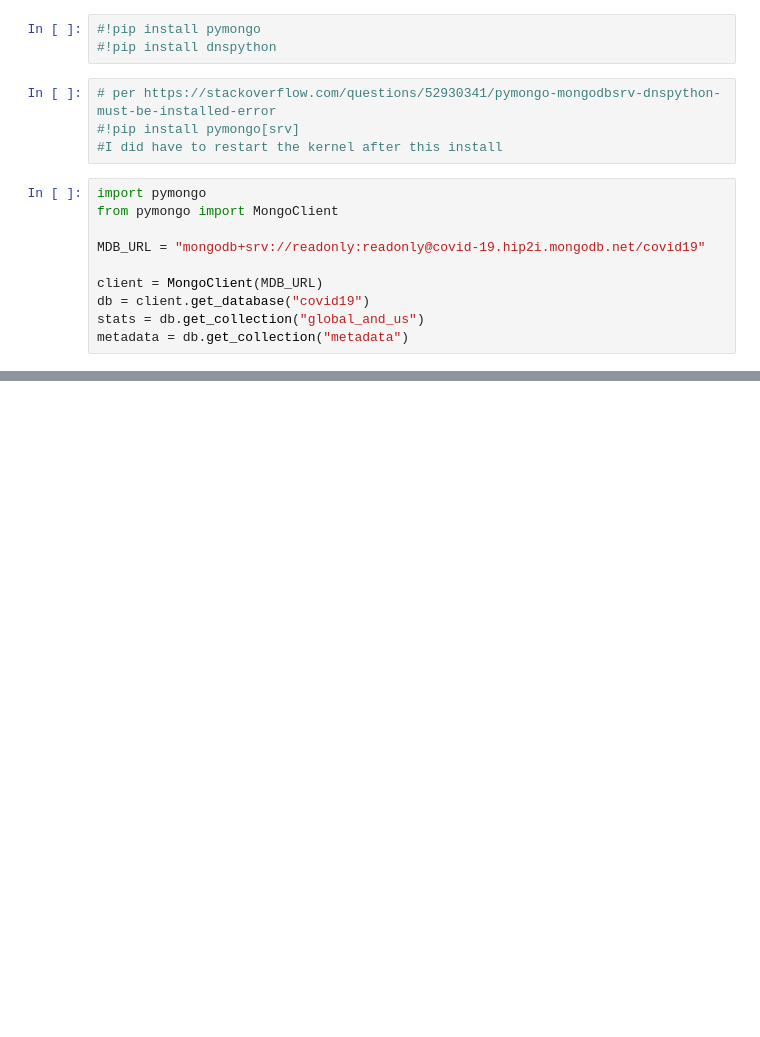
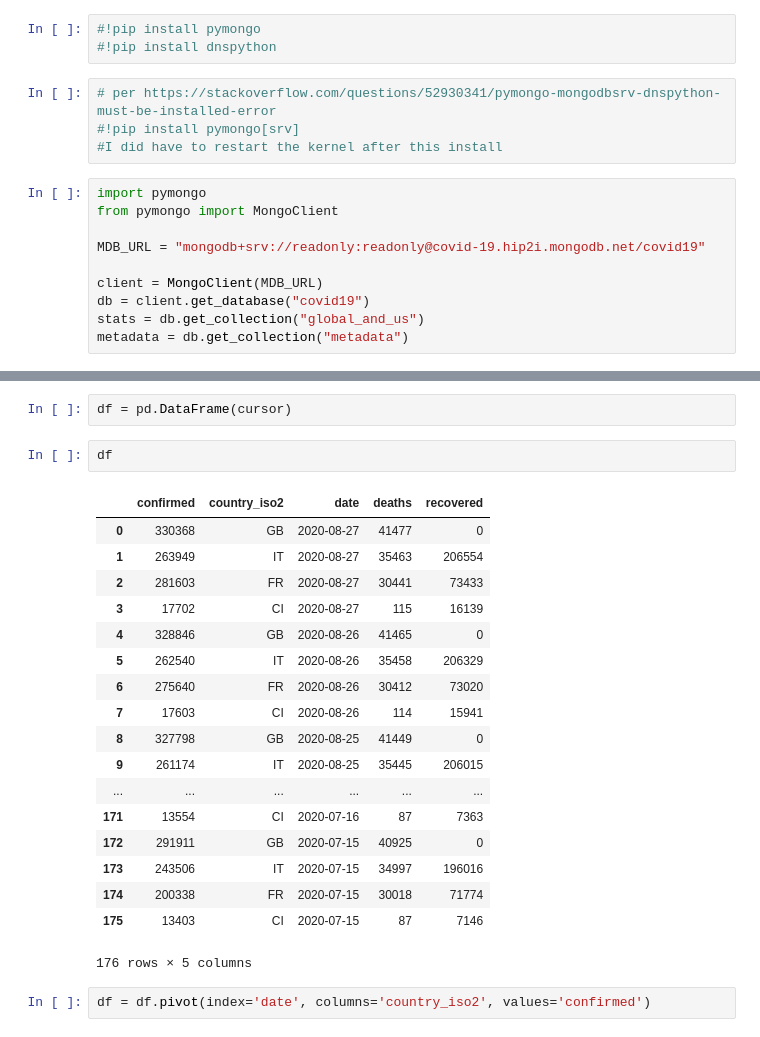
Before and after one commit to geoffswc/MongoDB-Python-Workshop, a Jupyter notebook: Covid-19-Data-Atlas.ipynb, the cells around one changed output, grey strips where cells are left out. Cells and saved outputs as stored; diff of their text form; blank space fills up the shorter version.

```diff
--- a/Covid-19-Data-Atlas.ipynb
+++ b/Covid-19-Data-Atlas.ipynb
@@ -90,0 +130,25 @@ The last day's confirmed cases for all the countries within 500km of Paris:
+# %%
+df = pd.DataFrame(cursor)
+# %%
+df
+# %% [output]
+|  | confirmed | country_iso2 | date | deaths | recovered |
+| 0 | 330368 | GB | 2020-08-27 | 41477 | 0 |
+| 1 | 263949 | IT | 2020-08-27 | 35463 | 206554 |
+| 2 | 281603 | FR | 2020-08-27 | 30441 | 73433 |
+| 3 | 17702 | CI | 2020-08-27 | 115 | 16139 |
+| 4 | 328846 | GB | 2020-08-26 | 41465 | 0 |
+| 5 | 262540 | IT | 2020-08-26 | 35458 | 206329 |
+| 6 | 275640 | FR | 2020-08-26 | 30412 | 73020 |
+| 7 | 17603 | CI | 2020-08-26 | 114 | 15941 |
+| 8 | 327798 | GB | 2020-08-25 | 41449 | 0 |
+| 9 | 261174 | IT | 2020-08-25 | 35445 | 206015 |
+| ... | ... | ... | ... | ... | ... |
+| 171 | 13554 | CI | 2020-07-16 | 87 | 7363 |
+| 172 | 291911 | GB | 2020-07-15 | 40925 | 0 |
+| 173 | 243506 | IT | 2020-07-15 | 34997 | 196016 |
+| 174 | 200338 | FR | 2020-07-15 | 30018 | 71774 |
+| 175 | 13403 | CI | 2020-07-15 | 87 | 7146 |
+176 rows × 5 columns
+# %%
+df = df.pivot(index='date', columns='country_iso2', values='confirmed')
```
Also changed, not shown: parts of 9 cells of this notebook, 2 other files.
